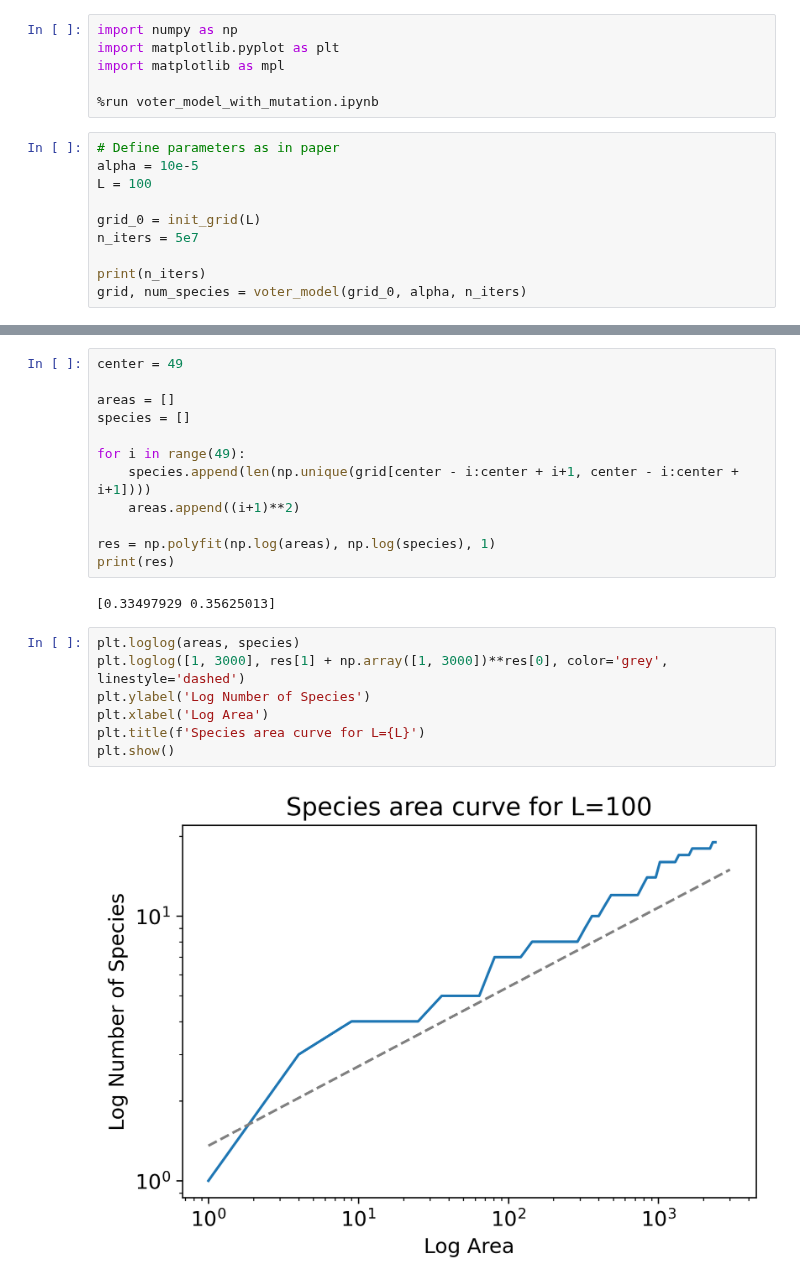
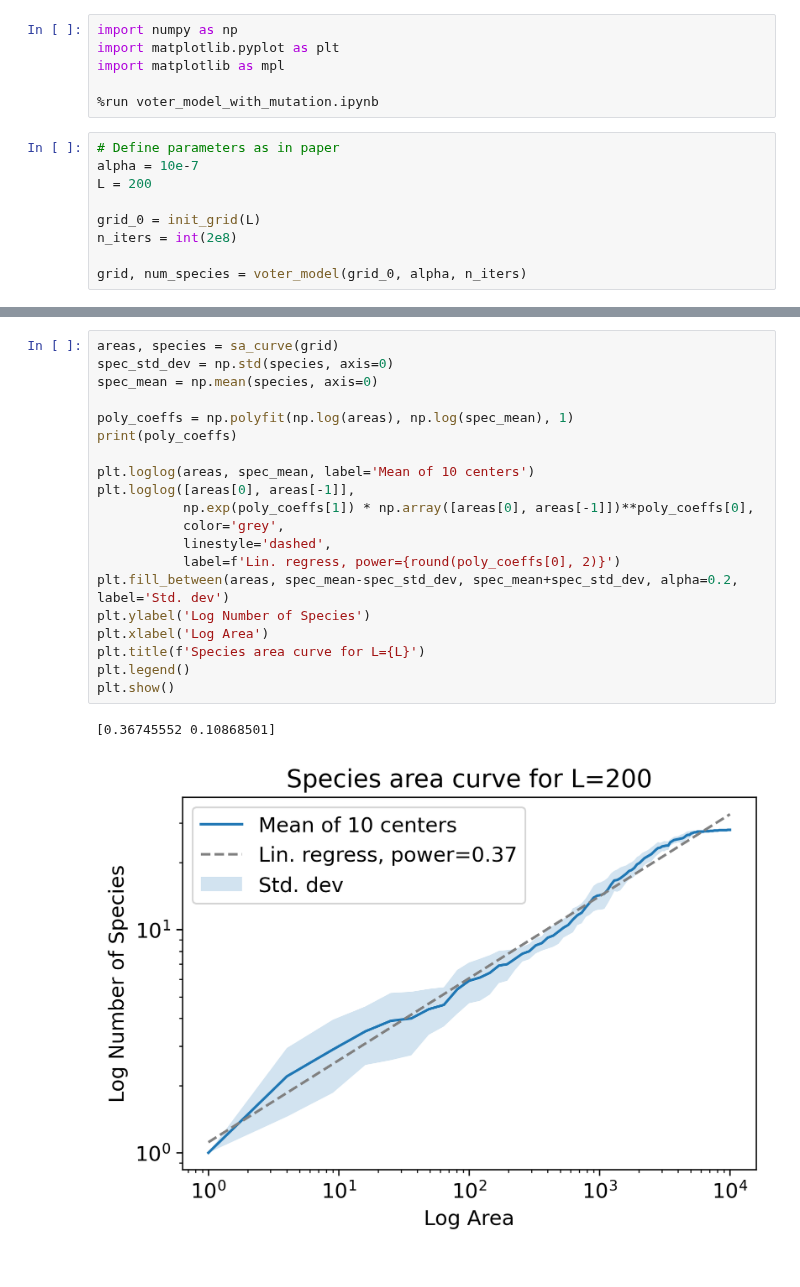
Before and after one commit to jonasargelo/Complex-systems-sim, a Jupyter notebook: run_voter_single.ipynb, the cells around one changed output, grey strips where cells are left out. Saved outputs shown, nothing was run; the diff lists cells and outputs as text.

Commit message:
sa curve correct

```diff
--- a/run_voter_single.ipynb
+++ b/run_voter_single.ipynb
@@ -6,11 +6,10 @@ import matplotlib as mpl
 %run voter_model_with_mutation.ipynb
 # %%
 # Define parameters as in paper
-alpha = 10e-5
-L = 100
+alpha = 10e-7
+L = 200
 
 grid_0 = init_grid(L)
-n_iters = 5e7
+n_iters = int(2e8)
 
-print(n_iters)
 grid, num_species = voter_model(grid_0, alpha, n_iters)
@@ -38,23 +35,23 @@ Text(0.5, 0, 'Number of iterations (x10)')
-# %%
-center = 49
-
-areas = []
-species = []
-
-for i in range(49):
-    species.append(len(np.unique(grid[center - i:center + i+1, center - i:center + i+1])))
-    areas.append((i+1)**2)
-
-res = np.polyfit(np.log(areas), np.log(species), 1)
-print(res)
-# %% [output]
-[0.33497929 0.35625013]
 # %%
-plt.loglog(areas, species)
-plt.loglog([1, 3000], res[1] + np.array([1, 3000])**res[0], color='grey', linestyle='dashed')
+areas, species = sa_curve(grid)
+spec_std_dev = np.std(species, axis=0)
+spec_mean = np.mean(species, axis=0)
+
+poly_coeffs = np.polyfit(np.log(areas), np.log(spec_mean), 1)
+print(poly_coeffs)
+
+plt.loglog(areas, spec_mean, label='Mean of 10 centers')
+plt.loglog([areas[0], areas[-1]],
+           np.exp(poly_coeffs[1]) * np.array([areas[0], areas[-1]])**poly_coeffs[0],
+           color='grey',
+           linestyle='dashed',
+           label=f'Lin. regress, power={round(poly_coeffs[0], 2)}')
+plt.fill_between(areas, spec_mean-spec_std_dev, spec_mean+spec_std_dev, alpha=0.2, label='Std. dev')
 plt.ylabel('Log Number of Species')
 plt.xlabel('Log Area')
 plt.title(f'Species area curve for L={L}')
+plt.legend()
 plt.show()
 # %% [output]
+[0.36745552 0.10868501]
-[figure, old version]
+[figure, new version]
```
Also changed, not shown: parts of 3 cells of this notebook, 3 other files.
